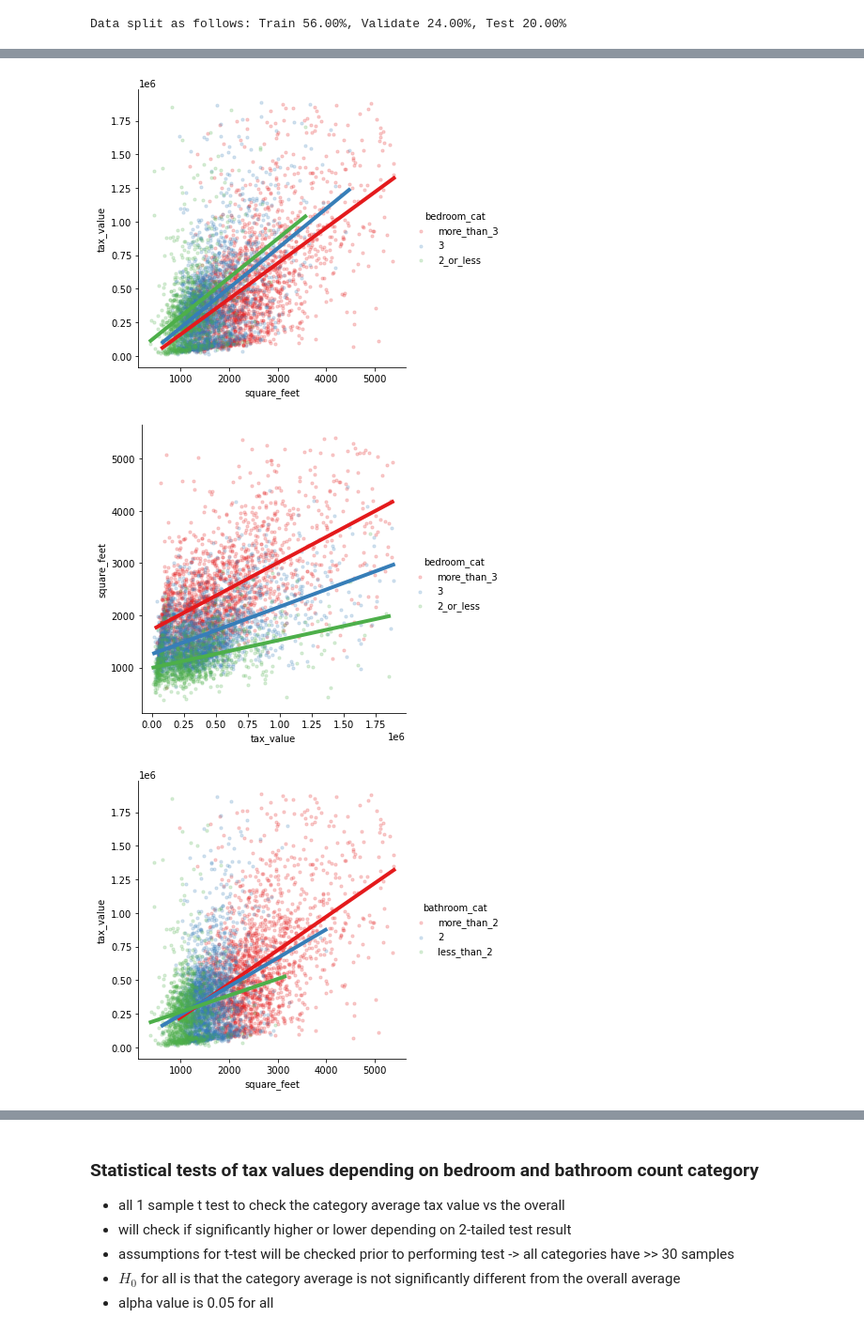
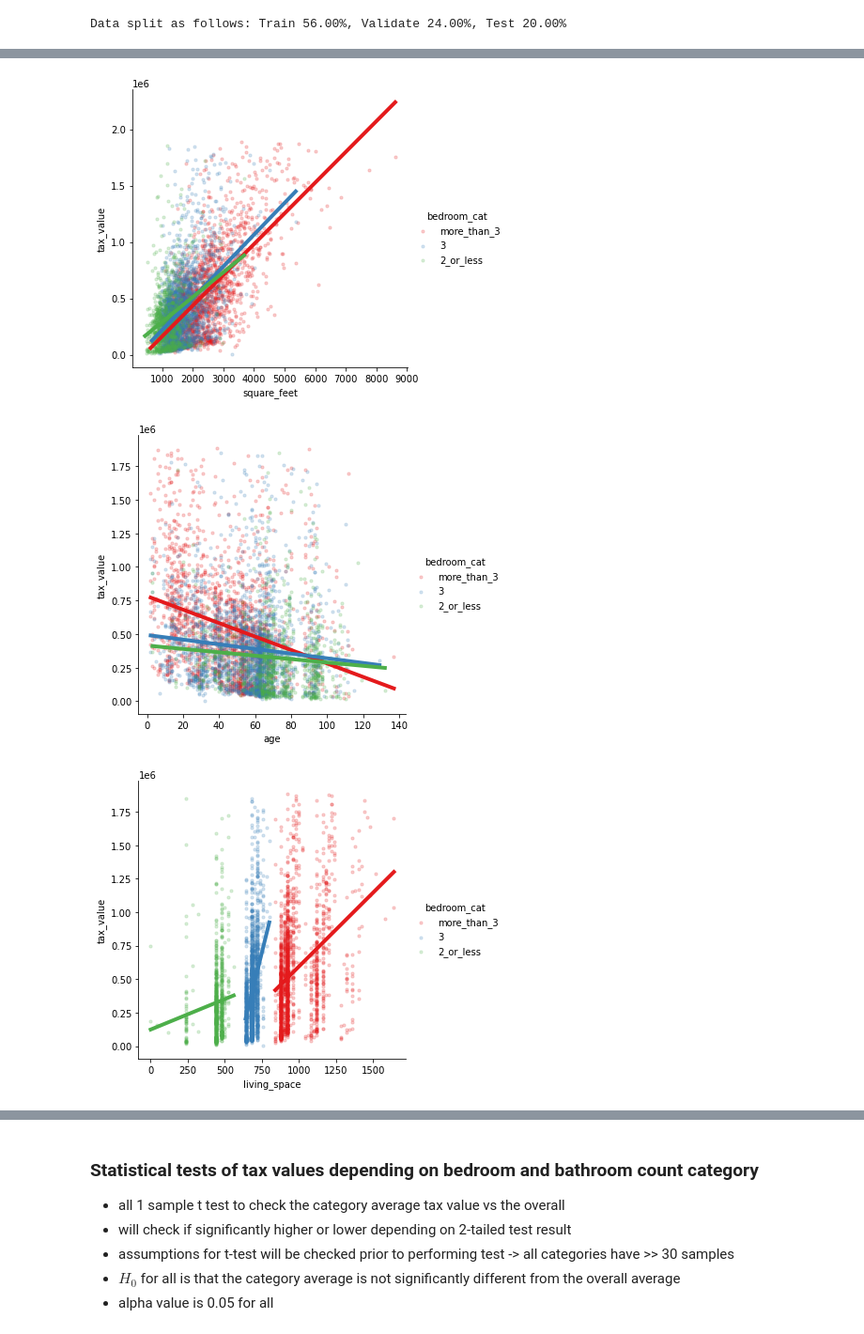
Before and after one commit to jesse-d-marder/regression-project, a Jupyter notebook: prepare_explore_model.ipynb, the cells around one changed output, grey strips where cells are left out. Shown at 94% size. Drawn from its saved outputs; the diff is of its cells as text; code cells hidden in the pictures.

```diff
--- a/prepare_explore_model.ipynb
+++ b/prepare_explore_model.ipynb
@@ -49,6 +67,6 @@ dtype: int64
 # %%
 # Convert bedrooms to integer type
-df.bedroom = df.bedroom.astype('int')
+# df.bedroom = df.bedroom.astype('int')
 # %% [markdown]
 # Univariate exploration
 # %% [markdown]
@@ -78,5 +96,6 @@ explore.plot_histograms(df, features_to_plot)
 ### Will drop outliers going forward for this MVP
 # %%
 # using a setting of 3 to keep as much data as possible
-df_outlier_removed = wrangle.remove_outliers(df, 3, ['bathroom','bedroom','square_feet','tax_value'])
+# df_outlier_removed = wrangle.remove_outliers(df, 3, ['bathroom','bedroom','square_feet', 'tax_value','age'])
+df_outlier_removed = wrangle.remove_outliers(df, 3, ['tax_value'])
 # %% [output]
@@ -103,0 +134,3 @@ df_outlier_removed.shape
+# %%
+# Condition data only available for fips 6037.0. Will be dropping nans going forward but do not want to drop every row from other fips.
+df_outlier_removed.condition = df_outlier_removed.condition.fillna(0)
@@ -178 +230,5 @@ test["bathroom_cat"] = test.bathroom.apply(lambda row: bathroom_mapper(row))
+# %%
+train["has_garage"] = np.where(train.garage>0, True, False)
+validate["has_garage"] = np.where(validate.garage>0, True, False)
+test["has_garage"] = np.where(test.garage>0, True, False)
 # %%
@@ -185,6 +248,6 @@ Generating plots tax_value by bathroom_cat
 # %%
-explore.plot_variable_pairs(train, ['square_feet','tax_value'], categoricals = ['bedroom_cat','bathroom_cat'], sample_amt=5000)
+explore.plot_variable_pairs(train, ['square_feet','age','living_space'], categoricals = ['bedroom_cat','bathroom_cat','county','pool'], targets=['tax_value'], sample_amt=5000)
 # %% [output]
-[figure, old version]
+[figure, new version]
-[figure, old version]
+[figure, new version]
-[figure, old version]
+[figure, new version]
```
Also changed, not shown: parts of 89 cells of this notebook, 3 other files.
